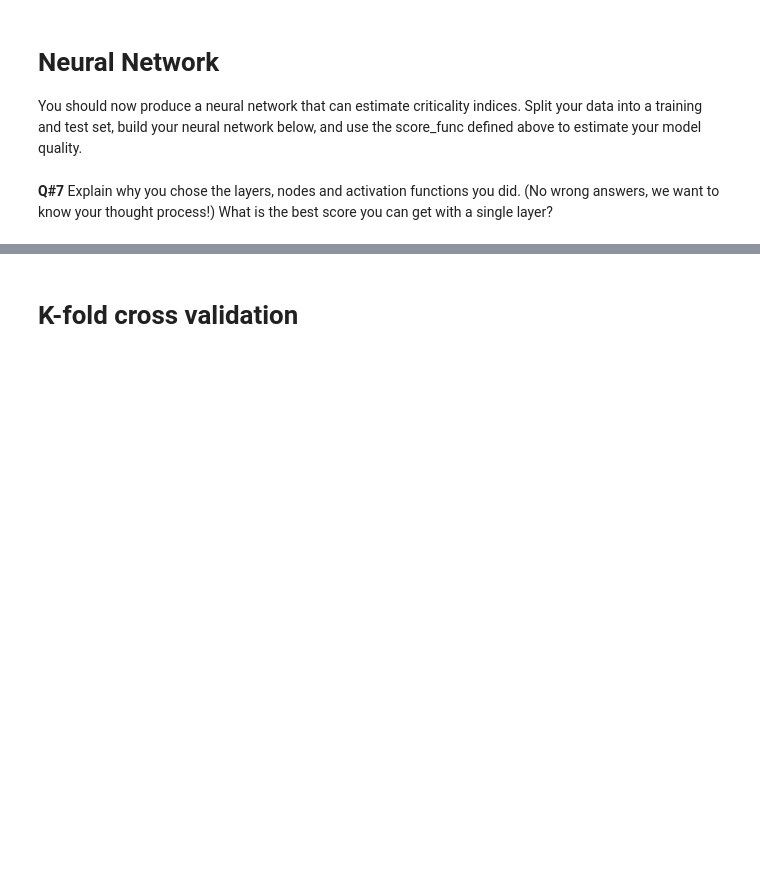
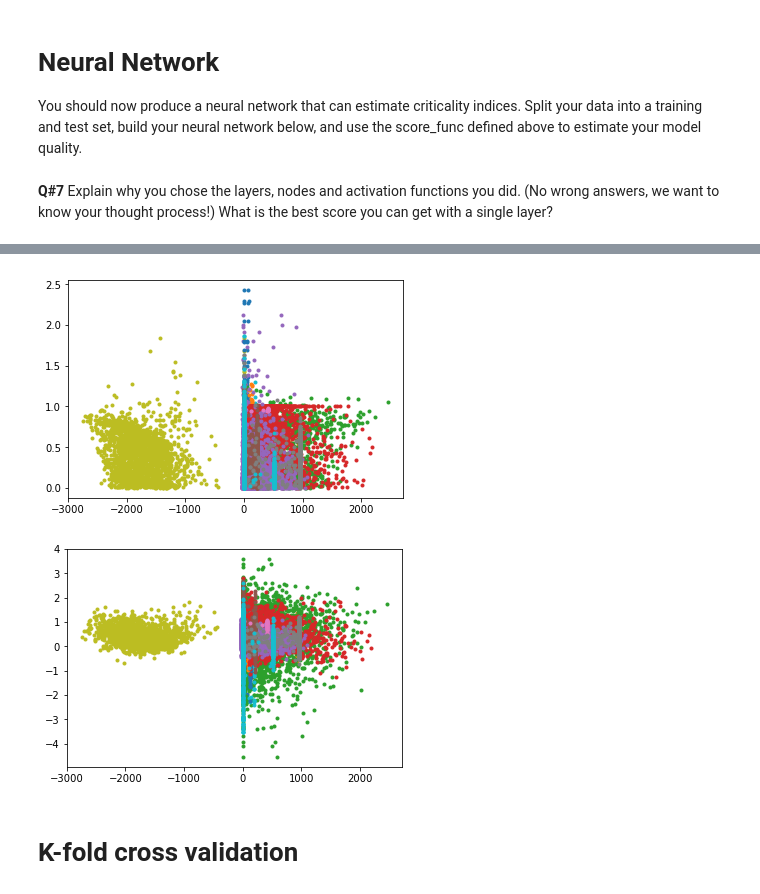
Before and after one commit to bok11/31380-HandIn2, a Jupyter notebook: HI3_modeling.ipynb, the cells around one changed output, grey strips where cells are left out. Cells and saved outputs as stored; diff of their text form; code cells hidden in the pictures; blank space fills up the shorter version.

```diff
--- a/HI3_modeling.ipynb
+++ b/HI3_modeling.ipynb
@@ -72,0 +113,24 @@ Split your data into a training and test set, build your neural network below, a
+# %%
+# Split data into training and test
+# creating train data
+from sklearn.model_selection import train_test_split
+X_train, X_test, y_train, y_test = train_test_split(fdata['raw'],
+                                                    cdata['fixed'],
+                                                    test_size=0.25,
+                                                    random_state=42)
+# %%
+#INSERT Neural Network Code here for a linear regression.
+from keras.models import Sequential
+from keras.layers import Dense, Activation
+from keras import optimizers
+model = Sequential()
+model.add(Dense(200, input_shape=(20,)))
+model.add(Activation('linear'))
+model.add(Dense(10))
+model.add(Activation('linear'))
+adam = optimizers.Adam(lr=0.001, beta_1=0.9,
+beta_2=0.999, epsilon=1e-08, decay=0.0)
+model.compile(loss='mean_squared_error', optimizer=adam)
+model.fit(X_train.values,y_train.values,
+epochs = 80, batch_size=500, shuffle=False)
+y_pred = model.predict(X_test.values, batch_size = 1000)
@@ -73,3 +155,14 @@ Split your data into a training and test set, build your neural network below, a
+# %%
+# Your pretty plots here
+#score = model.evaluate(X_test, y_test, verbose=0)
+#print(score)
+plt.plot(X_test,y_test, ls='', marker='.');
+plt.show()
+plt.plot(X_test,y_pred, ls='', marker='.');
+plt.show()
+# %% [output]
+[figure, added]
+[figure, added]
 # %% [markdown]
 # K-fold cross validation
 # %% [markdown]
```
Also changed, not shown: parts of 10 cells of this notebook.
